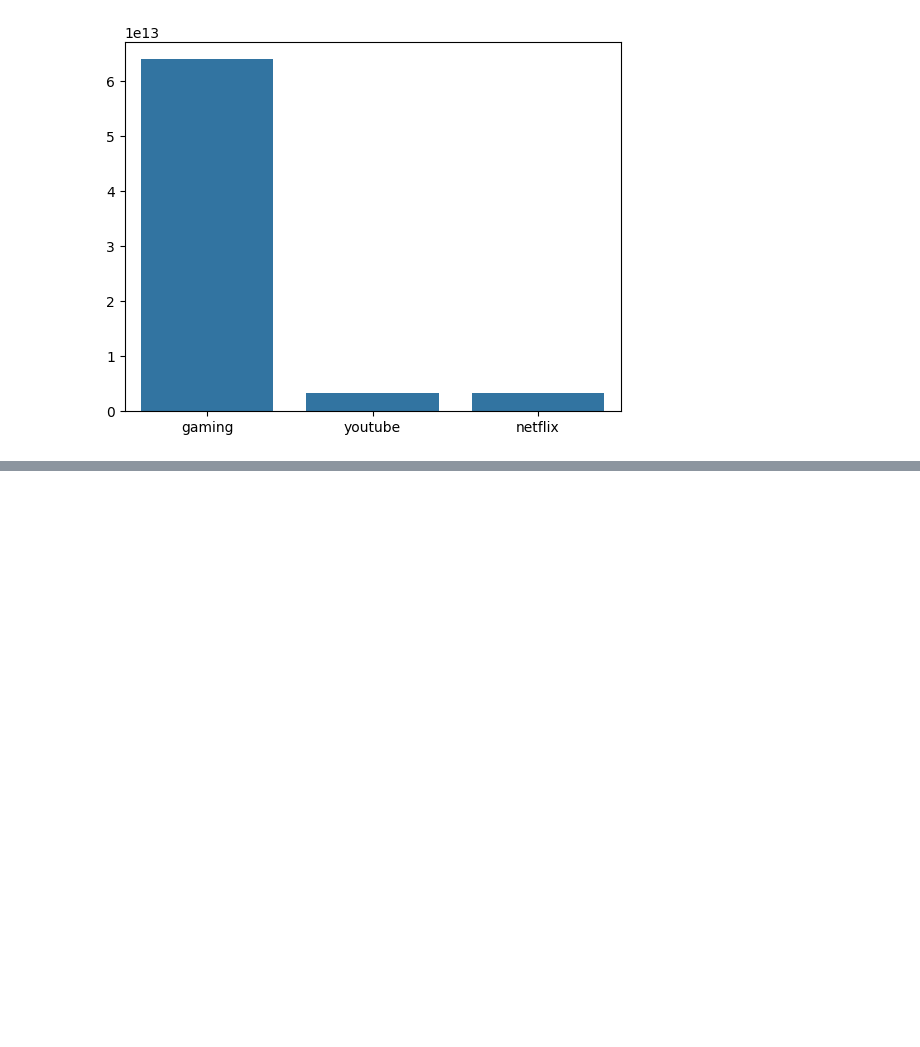
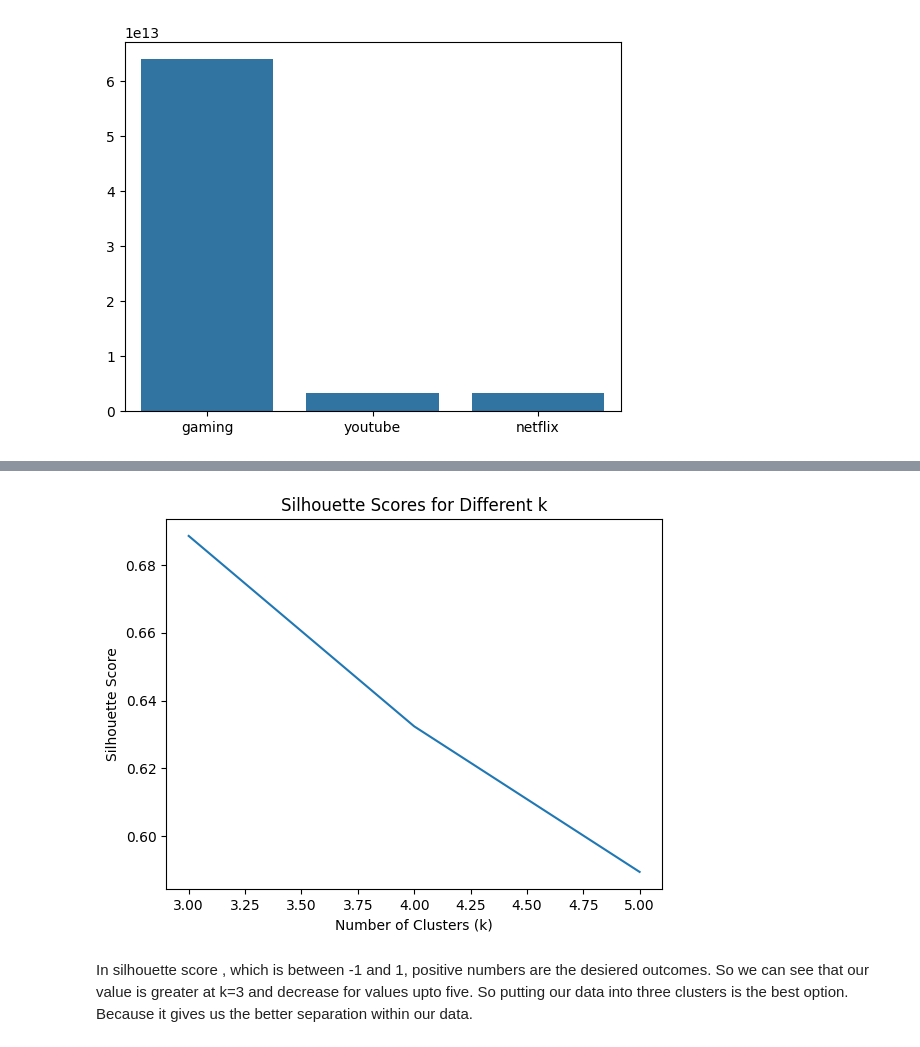
Before and after one commit to WildCayote/TellCo-Profitability-Opportunity-Analysis, a Jupyter notebook: notebooks/user_engagement_analysis.ipynb, the cells around one changed output, grey strips where cells are left out. Saved outputs shown, nothing was run; the diff lists cells and outputs as text; code cells hidden in the pictures; blank space fills up the shorter version.

```diff
--- a/notebooks/user_engagement_analysis.ipynb
+++ b/notebooks/user_engagement_analysis.ipynb
@@ -443,0 +480,22 @@ sns.barplot(sorted.head(3))
+# %%
+silhouette_scores = []
+candidates = range(3,6)
+
+for k in candidates:
+    k_model = KMeans(n_clusters=k, random_state=7)
+    result = k_model.fit(normalized_data)
+
+    # Get silhouette score for the current k
+    score = silhouette_score(normalized_data, result.labels_)
+    silhouette_scores.append(score)
+
+# Plot silhouette scores
+sns.lineplot(x=candidates, y=silhouette_scores)
+plt.xlabel('Number of Clusters (k)')
+plt.ylabel('Silhouette Score')
+plt.title('Silhouette Scores for Different k')
+plt.show()
+# %% [output]
+[figure, added]
+# %% [markdown]
+In silhouette score , which is between -1 and 1, positive numbers are the desiered outcomes. So we can see that our value is greater at k=3 and decrease for values upto five. So putting our data into three clusters is the best option. Because it gives us the better separation within our data.
```
Also changed, not shown: parts of 7 cells of this notebook.
